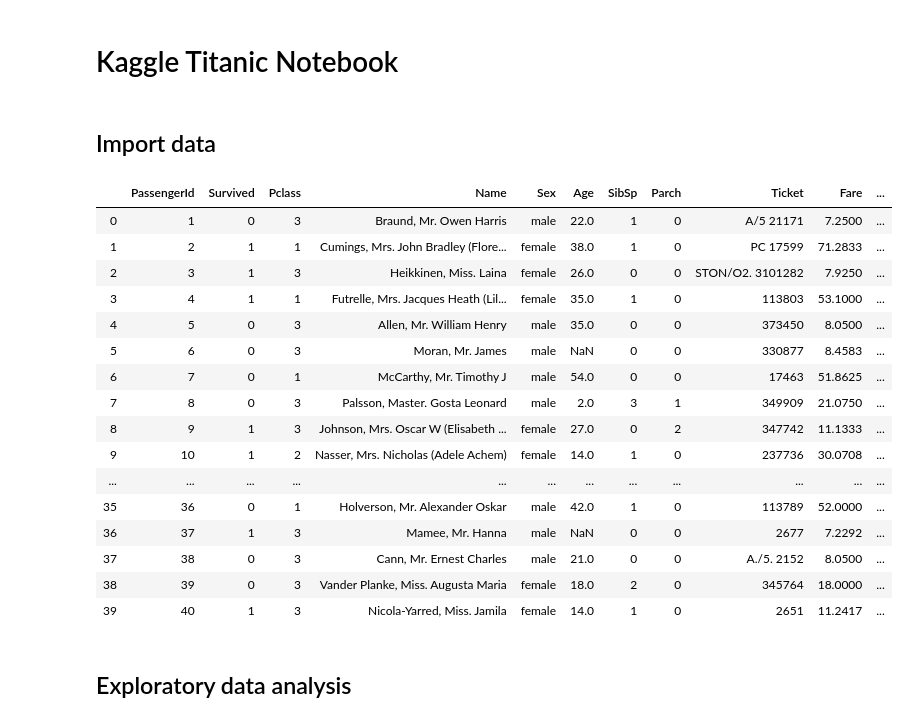
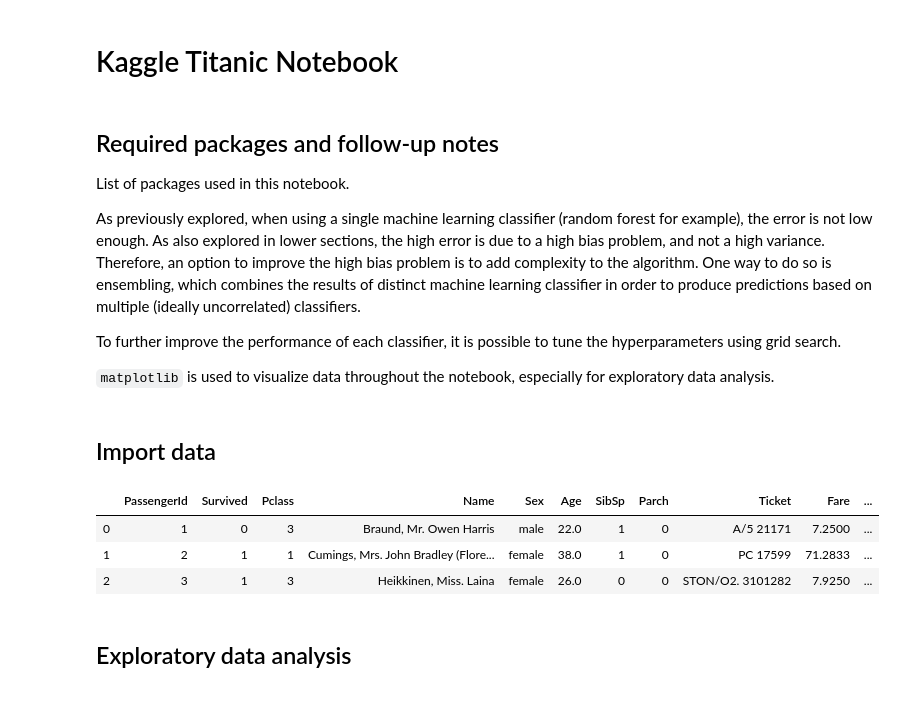
Before and after one commit to limphilip/kaggle-titanic, a Jupyter notebook: kaggle_titanic_notebook.ipynb, the cells around one changed output. Saved outputs shown, nothing was run; the diff lists cells and outputs as text; code cells hidden in the pictures.

```diff
--- a/kaggle_titanic_notebook.ipynb
+++ b/kaggle_titanic_notebook.ipynb
@@ -1,2 +1,11 @@
 # %% [markdown]
 # Kaggle Titanic Notebook
+# %% [markdown]
+## Required packages and follow-up notes
+List of packages used in this notebook.
+
+As previously explored, when using a single machine learning classifier (random forest for example), the error is not low enough. As also explored in lower sections, the high error is due to a high bias problem, and not a high variance. Therefore, an option to improve the high bias problem is to add complexity to the algorithm. One way to do so is ensembling, which combines the results of distinct machine learning classifier in order to produce predictions based on multiple (ideally uncorrelated) classifiers.
+
+To further improve the performance of each classifier, it is possible to tune the hyperparameters using grid search.
+
+`matplotlib` is used to visualize data throughout the notebook, especially for exploratory data analysis.
@@ -3,27 +35,13 @@
 # %% [markdown]
 ## Import data
 # %%
-import pandas as pd
 df = pd.read_csv('./data/train.csv')
-df.head(40)
+df.head(3)
 # %% [output]
 |  | PassengerId | Survived | Pclass | Name | Sex | Age | SibSp | Parch | Ticket | Fare | ... |
 | 0 | 1 | 0 | 3 | Braund, Mr. Owen Harris | male | 22.0 | 1 | 0 | A/5 21171 | 7.2500 | ... |
 | 1 | 2 | 1 | 1 | Cumings, Mrs. John Bradley (Flore... | female | 38.0 | 1 | 0 | PC 17599 | 71.2833 | ... |
 | 2 | 3 | 1 | 3 | Heikkinen, Miss. Laina | female | 26.0 | 0 | 0 | STON/O2. 3101282 | 7.9250 | ... |
-| 3 | 4 | 1 | 1 | Futrelle, Mrs. Jacques Heath (Lil... | female | 35.0 | 1 | 0 | 113803 | 53.1000 | ... |
-| 4 | 5 | 0 | 3 | Allen, Mr. William Henry | male | 35.0 | 0 | 0 | 373450 | 8.0500 | ... |
-| 5 | 6 | 0 | 3 | Moran, Mr. James | male | NaN | 0 | 0 | 330877 | 8.4583 | ... |
-| 6 | 7 | 0 | 1 | McCarthy, Mr. Timothy J | male | 54.0 | 0 | 0 | 17463 | 51.8625 | ... |
-| 7 | 8 | 0 | 3 | Palsson, Master. Gosta Leonard | male | 2.0 | 3 | 1 | 349909 | 21.0750 | ... |
-| 8 | 9 | 1 | 3 | Johnson, Mrs. Oscar W (Elisabeth ... | female | 27.0 | 0 | 2 | 347742 | 11.1333 | ... |
-| 9 | 10 | 1 | 2 | Nasser, Mrs. Nicholas (Adele Achem) | female | 14.0 | 1 | 0 | 237736 | 30.0708 | ... |
-| ... | ... | ... | ... | ... | ... | ... | ... | ... | ... | ... | ... |
-| 35 | 36 | 0 | 1 | Holverson, Mr. Alexander Oskar | male | 42.0 | 1 | 0 | 113789 | 52.0000 | ... |
-| 36 | 37 | 1 | 3 | Mamee, Mr. Hanna | male | NaN | 0 | 0 | 2677 | 7.2292 | ... |
-| 37 | 38 | 0 | 3 | Cann, Mr. Ernest Charles | male | 21.0 | 0 | 0 | A./5. 2152 | 8.0500 | ... |
-| 38 | 39 | 0 | 3 | Vander Planke, Miss. Augusta Maria | female | 18.0 | 2 | 0 | 345764 | 18.0000 | ... |
-| 39 | 40 | 1 | 3 | Nicola-Yarred, Miss. Jamila | female | 14.0 | 1 | 0 | 2651 | 11.2417 | ... |
 # %% [markdown]
 ## Exploratory data analysis
 # %% [markdown]
```
Also changed, not shown: parts of 60 cells of this notebook.
